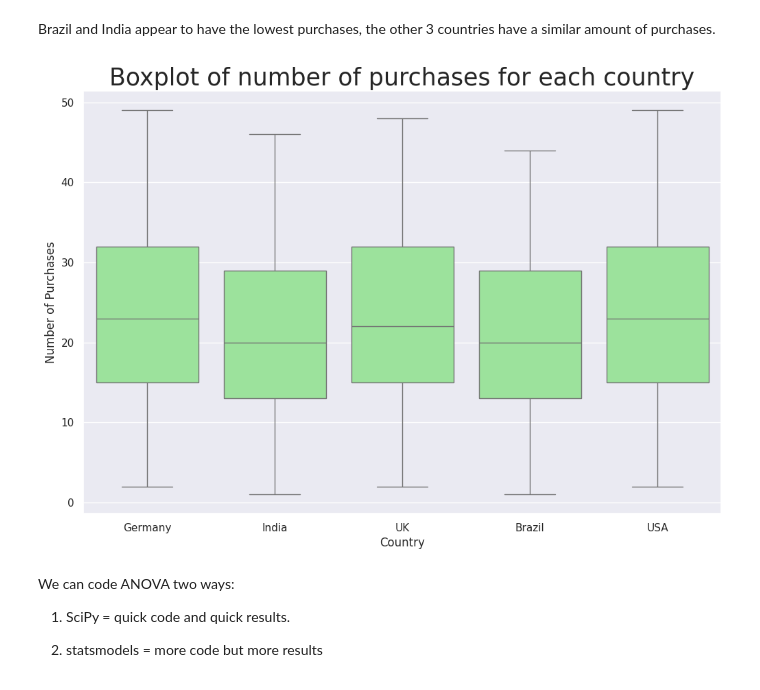
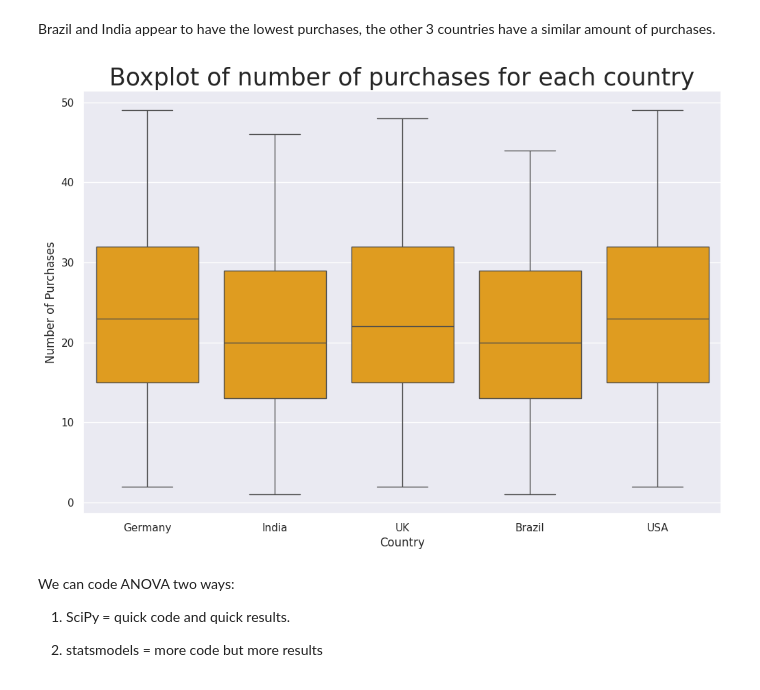
Before and after one commit to ba-careerpath-7/Data_Driven_E-Commerce_A-B_Testing_Project, a Jupyter notebook: Data_Driven_E_Commerce_A_B_Testing_Project.ipynb, the cells around one changed output. Saved outputs shown, nothing was run; the diff lists cells and outputs as text; code cells hidden in the pictures.

Commit message:
More color edits in some plots

```diff
--- a/Data_Driven_E_Commerce_A_B_Testing_Project.ipynb
+++ b/Data_Driven_E_Commerce_A_B_Testing_Project.ipynb
@@ -2245,18 +2245,18 @@ Brazil and India appear to have the lowest purchases, the other 3 countries have
 # %%
 # ALERT: we need to do: .isin([])
 # This will NOT WORK: == "USA"|"India"|...
 five_df = AB_df[AB_df["country"].isin(["USA","India","Brazil","UK","Germany"])]
 
 fig = plt.figure(figsize = (12,8))
 
-sns.boxplot(five_df, x = "country", y = "num_purchases", color = "lightgreen" )
+sns.boxplot(five_df, x = "country", y = "num_purchases", color = "orange")
 
 plt.xlabel("Country")
 plt.ylabel("Number of Purchases")
 
 plt.title("Boxplot of number of purchases for each country", fontsize = 25);
 # %% [output]
-[figure, old version]
+[figure, new version]
 # %% [markdown]
 
 We can code ANOVA two ways:
```
Also changed, not shown: parts of 3 cells of this notebook.
